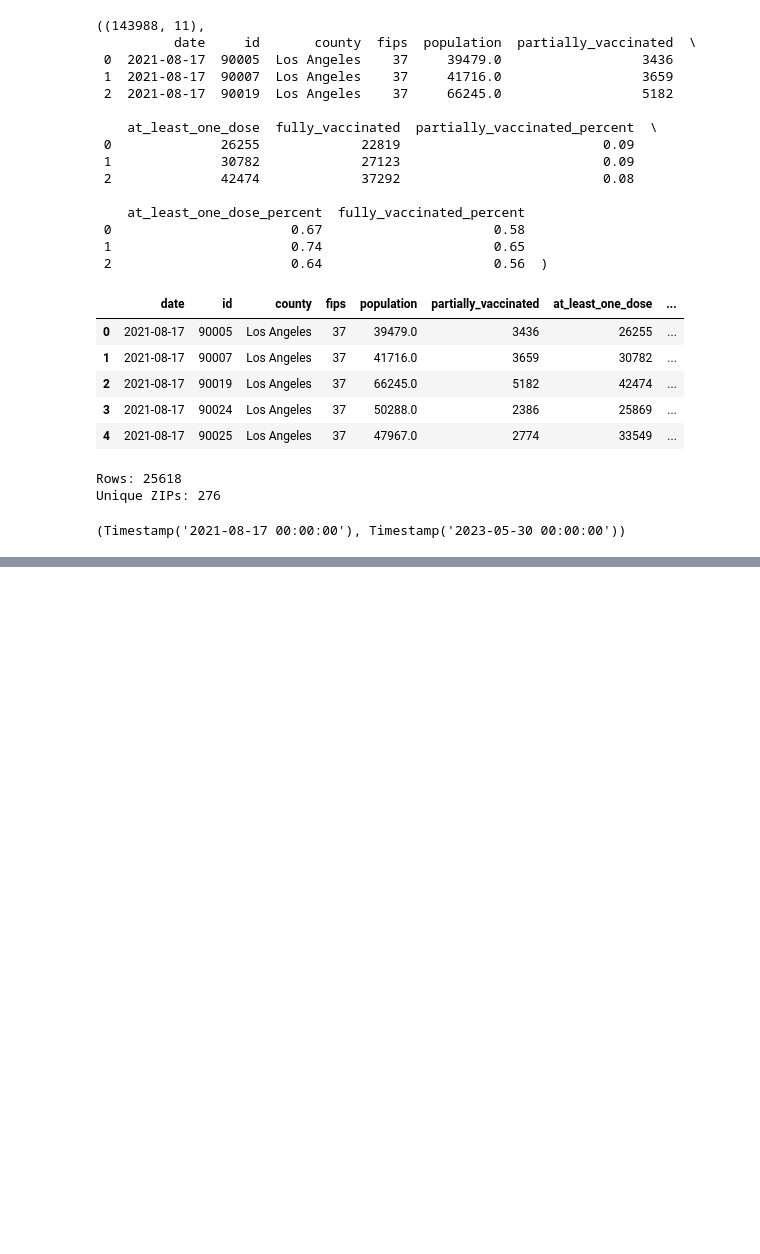
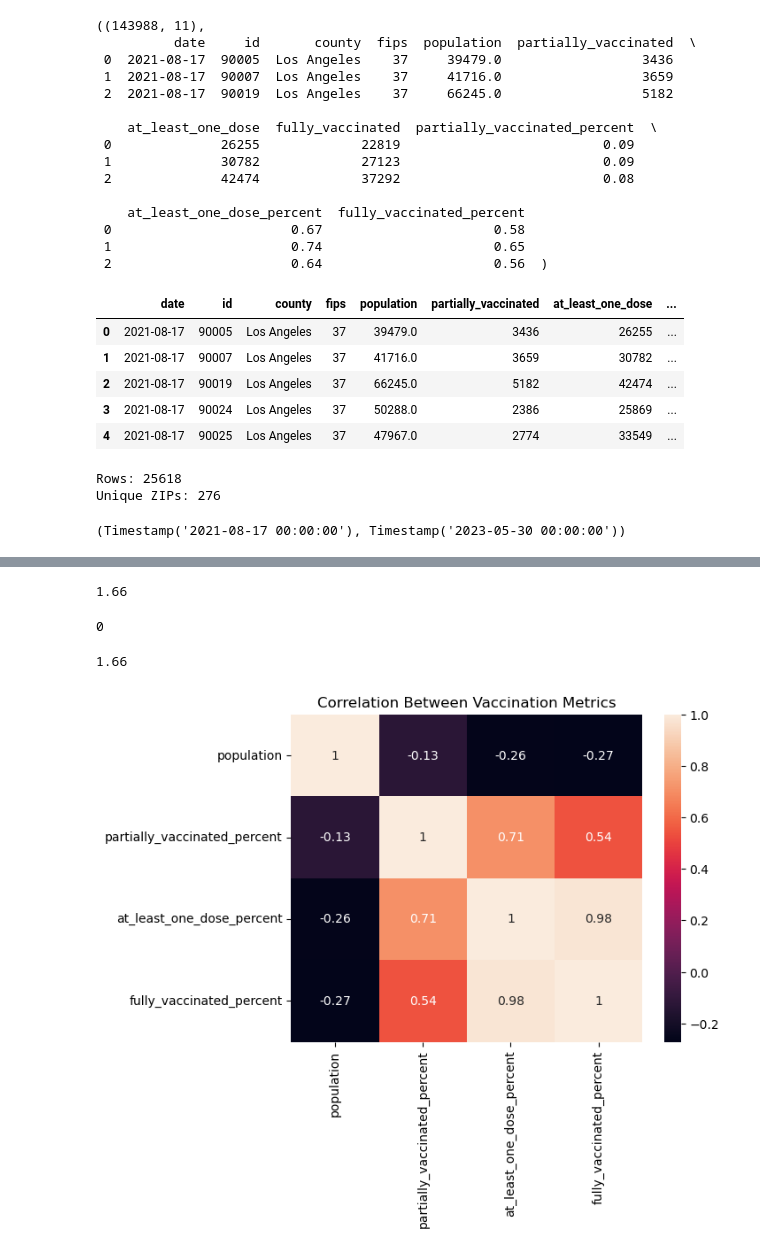
Before and after one commit to s-tran006/MGT-151R---Business-Analytics, a Jupyter notebook: MGT 151R (2).ipynb, the cells around one changed output, grey strips where cells are left out. Saved outputs shown, nothing was run; the diff lists cells and outputs as text; code cells hidden in the pictures; blank space fills up the shorter version.

```diff
--- a/MGT 151R (2).ipynb
+++ b/MGT 151R (2).ipynb
@@ -206,0 +269,31 @@ Name: vax_rate, dtype: float64
+# %%
+#finding infinite values
+datadesk_snapshot['fully_vaccinated_percent'].max()
+# %% [output]
+1.66
+# %%
+#identify how many rows
+np.isinf(datadesk_snapshot['fully_vaccinated_percent']).sum()
+# %% [output]
+0
+# %%
+#eliminated inifite value row
+datadesk_snapshot['fully_vaccinated_percent'] = datadesk_snapshot['fully_vaccinated_percent'].replace([np.inf, -np.inf], np.nan)
+# %%
+datadesk_snapshot['fully_vaccinated_percent'].max()
+# %% [output]
+1.66
+# %%
+corr = datadesk_snapshot[[
+    'population',
+    'partially_vaccinated_percent',
+    'at_least_one_dose_percent',
+    'fully_vaccinated_percent'
+]].corr()
+
+sns.heatmap(corr, annot=True)
+
+plt.title("Correlation Between Vaccination Metrics")
+plt.show()
+# %% [output]
+[figure, added]
```
Also changed, not shown: parts of 13 cells of this notebook.
